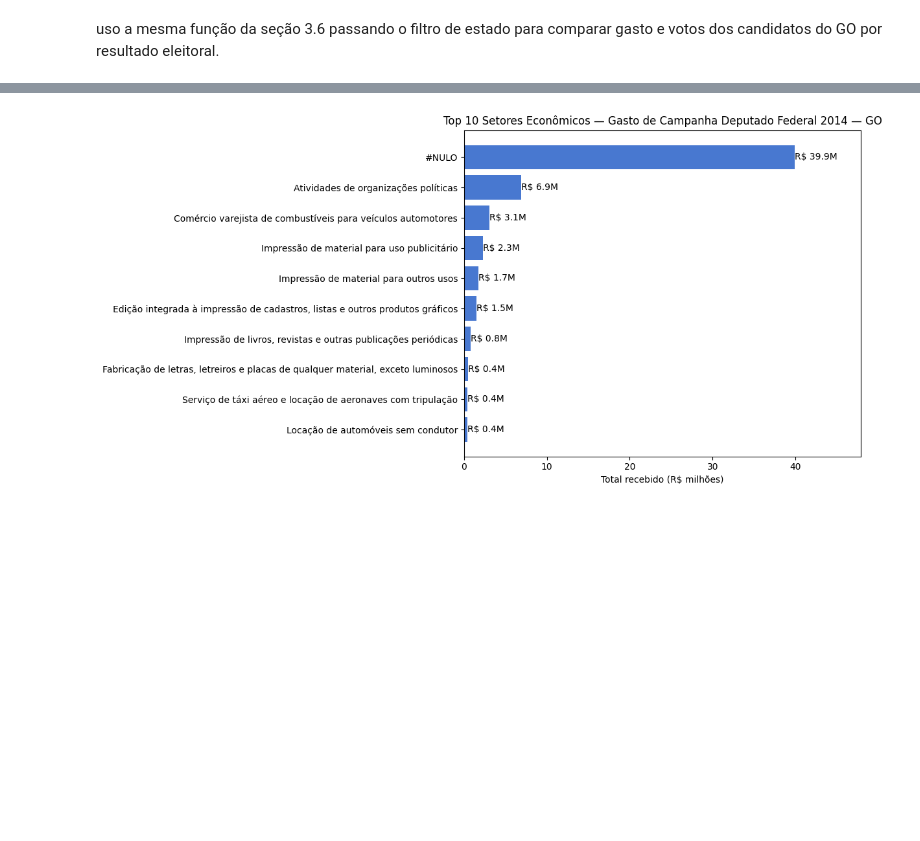
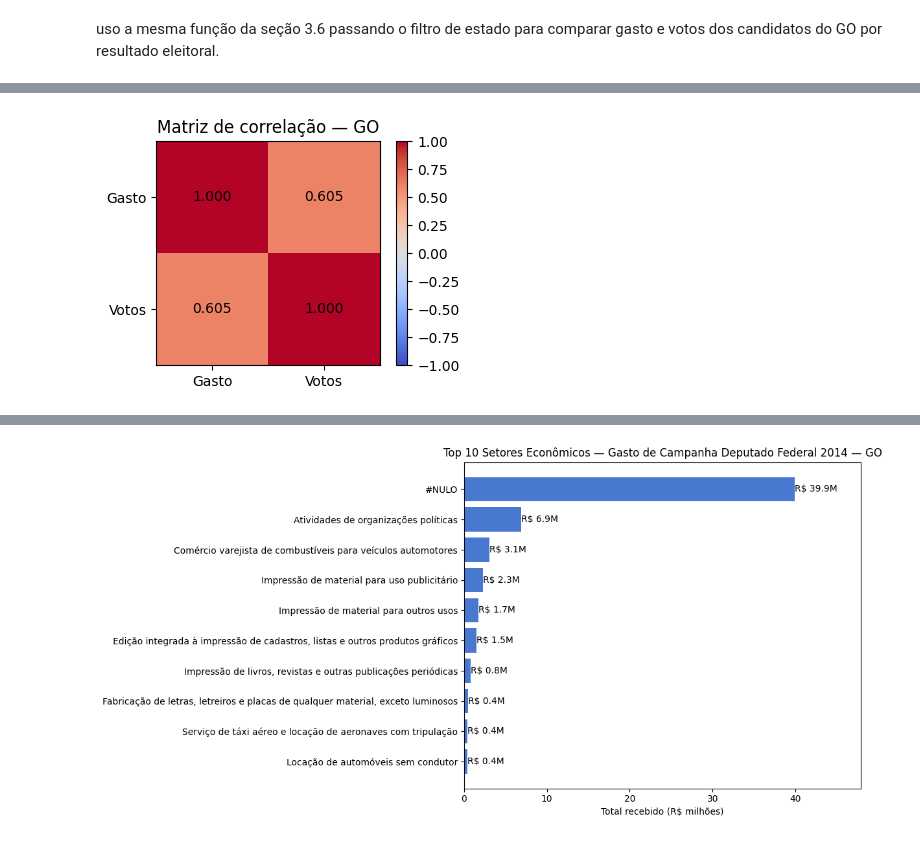
Before and after one commit to heitorctmba/MBA-01-estatistica-projeto_final, a Jupyter notebook: elections.ipynb, the cells around one changed output, grey strips where cells are left out. Saved outputs shown, nothing was run; the diff lists cells and outputs as text; code cells hidden in the pictures; blank space fills up the shorter version.

```diff
--- a/elections.ipynb
+++ b/elections.ipynb
@@ -1414,0 +1601,12 @@ Tabela 5.5 - Gasto e Votos por Resultado Eleitoral — GO
+# %%
+dados_go = eleicoes_go[["Gasto", "Votos"]].dropna()
+dados_go = dados_go[(dados_go["Gasto"] > 0) & (dados_go["Votos"] > 0)]
+
+r_go, p_go = pearsonr(dados_go["Gasto"], dados_go["Votos"])
+
+resultado_go = pd.Series(
+    {"Coeficiente de Pearson (r)": round(r_go, 3), "p-valor": round(p_go, 4)},
+    name="Gasto × Votos — GO"
+)
+print("Tabela 5.6.1 — Correlação de Pearson — GO")
+display(resultado_go.to_frame())
@@ -1414,0 +1618,17 @@ Tabela 5.5 - Gasto e Votos por Resultado Eleitoral — GO
+# %%
+corr_go = dados_go[["Gasto", "Votos"]].corr()
+
+fig, ax = plt.subplots(figsize=(4, 3))
+im = ax.imshow(corr_go, cmap="coolwarm", vmin=-1, vmax=1)
+plt.colorbar(im, ax=ax)
+ax.set_xticks(range(len(corr_go.columns)), corr_go.columns)
+ax.set_yticks(range(len(corr_go.index)), corr_go.index)
+for i in range(len(corr_go)):
+    for j in range(len(corr_go.columns)):
+        ax.text(j, i, f"{corr_go.iloc[i, j]:.3f}", ha="center", va="center", color="black")
+ax.set_title("Matriz de correlação — GO")
+plt.tight_layout()
+plt.savefig("assets/go_matriz_correlacao.png")
+plt.show()
+# %% [output]
+[figure, added]
```
Also changed, not shown: parts of 58 cells of this notebook, 6 other files.
